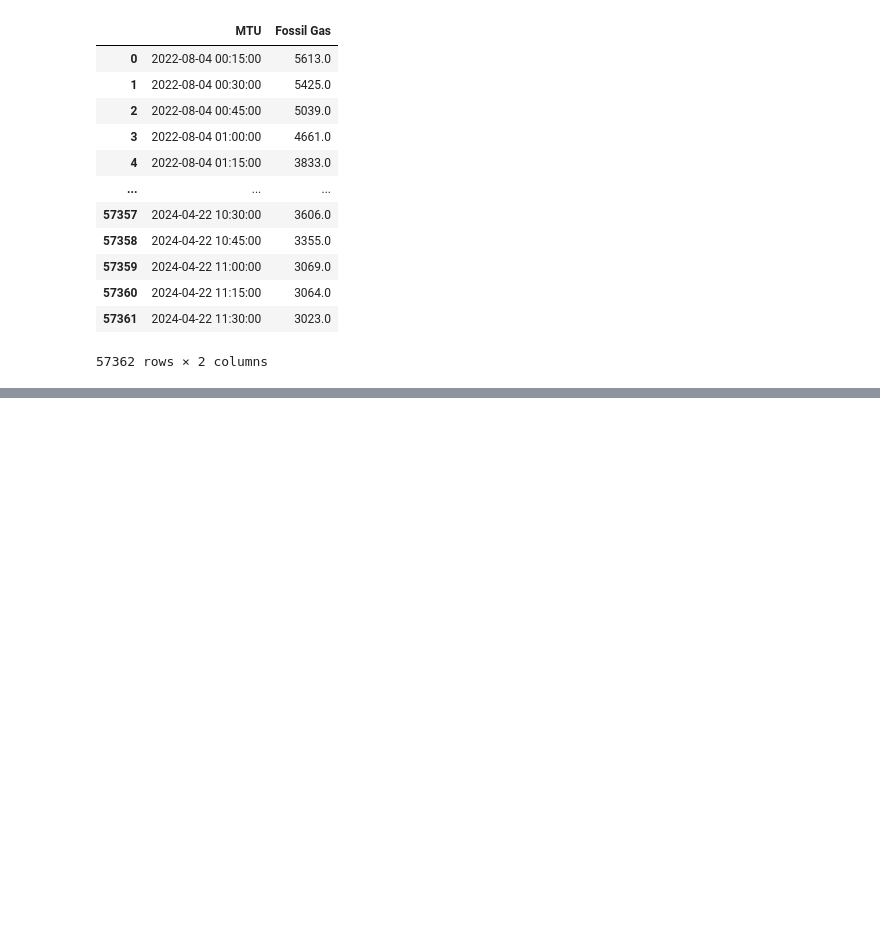
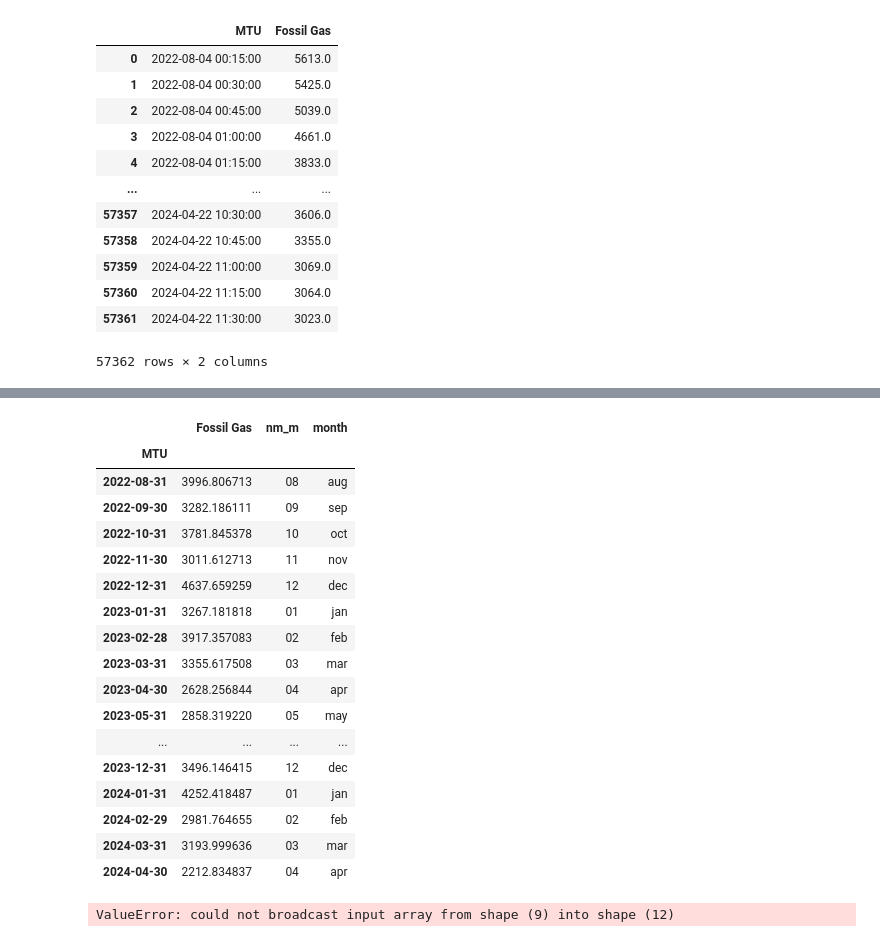
Before and after one commit to mareseugene/Notebook-Analyse-s-ries-temporelles, a Jupyter notebook: Untitled-1.ipynb, the cells around one changed output, grey strips where cells are left out. Saved outputs shown, nothing was run; the diff lists cells and outputs as text; code cells hidden in the pictures; blank space fills up the shorter version.

```diff
--- a/Untitled-1.ipynb
+++ b/Untitled-1.ipynb
@@ -122,0 +125,4 @@ print("hello")
+# %%
+trainset_monthly['nm_m']=trainset_monthly.index.map(lambda x: str(x).split('-')[1])
+months=['jan','feb','mar','apr','may','jun','jul','aug','sep','oct','nov','dec']
+trainset_monthly['month']=trainset_monthly.nm_m.map(lambda x: months[int(x)-1])
@@ -122,0 +147,29 @@ print("hello")
+# %%
+trainset_monthly
+# %% [output]
+|  | Fossil Gas | nm_m | month |
+| MTU |  |  |  |
+| 2022-08-31 | 3996.806713 | 08 | aug |
+| 2022-09-30 | 3282.186111 | 09 | sep |
+| 2022-10-31 | 3781.845378 | 10 | oct |
+| 2022-11-30 | 3011.612713 | 11 | nov |
+| 2022-12-31 | 4637.659259 | 12 | dec |
+| 2023-01-31 | 3267.181818 | 01 | jan |
+| 2023-02-28 | 3917.357083 | 02 | feb |
+| 2023-03-31 | 3355.617508 | 03 | mar |
+| 2023-04-30 | 2628.256844 | 04 | apr |
+| 2023-05-31 | 2858.319220 | 05 | may |
+| ... | ... | ... | ... |
+| 2023-12-31 | 3496.146415 | 12 | dec |
+| 2024-01-31 | 4252.418487 | 01 | jan |
+| 2024-02-29 | 2981.764655 | 02 | feb |
+| 2024-03-31 | 3193.999636 | 03 | mar |
+| 2024-04-30 | 2212.834837 | 04 | apr |
+# %%
+BBT=pd.DataFrame(index=range(2),columns=range(12))
+for i in range(2):
+    BBT.iloc[i,:]=trainset_monthly.iloc[12*i:12*(1+i),:].sort_values('Fossil Gas')['month'].values
+BBT
+# Graph avec Les mois qui consomment le moins (0) au plus (11) sur 5 ans
+# %% [output]
+ValueError: could not broadcast input array from shape (9) into shape (12)
```
Also changed, not shown: parts of 6 cells of this notebook.
